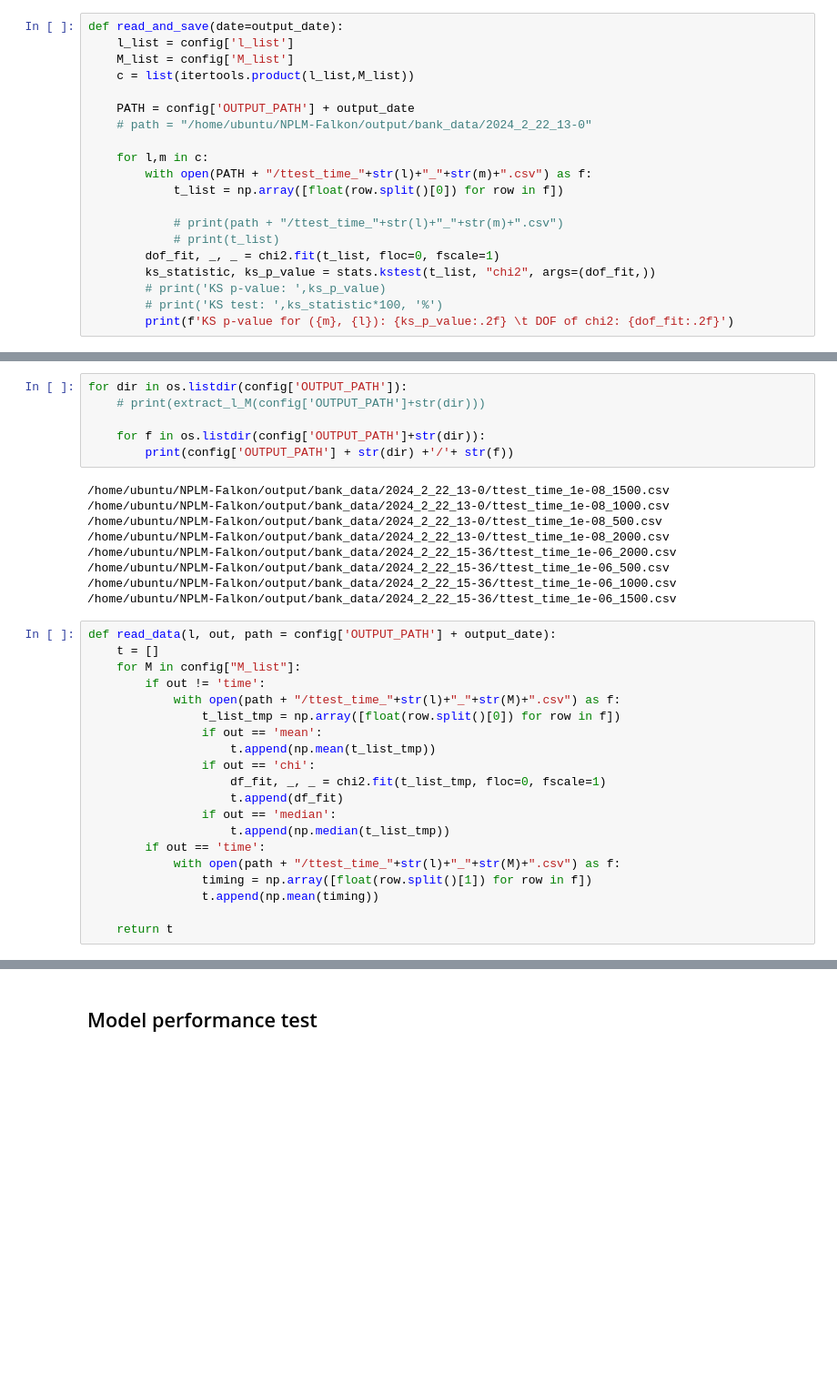
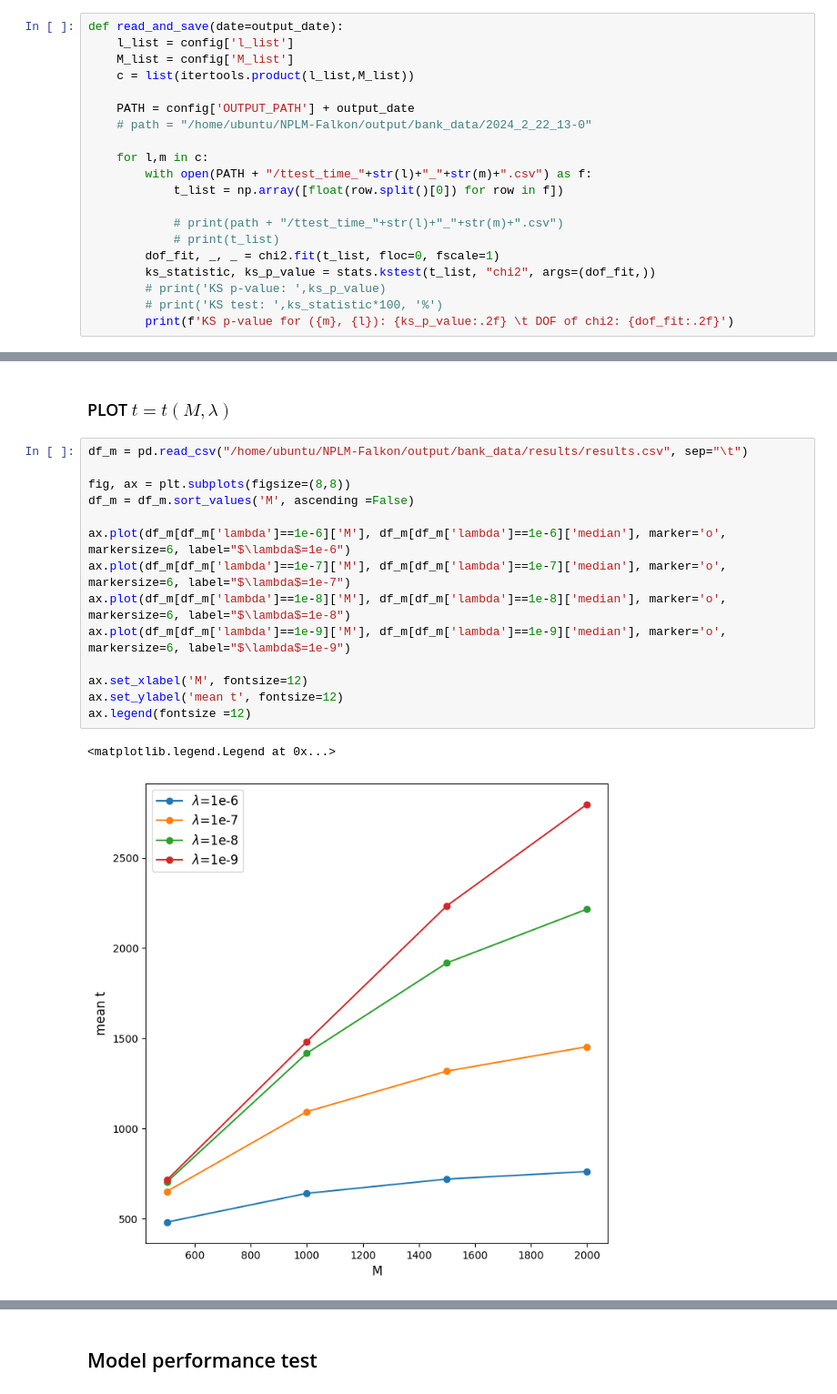
Before and after one commit to PietroCappelli/NPLM-Falkon, a Jupyter notebook: creditcard_study/dataset_study.ipynb, the cells around one changed output, grey strips where cells are left out. Shown at 91% size. Cells and saved outputs as stored; diff of their text form; blank space fills up the shorter version.

Commit message:
script and plots

```diff
--- a/creditcard_study/dataset_study.ipynb
+++ b/creditcard_study/dataset_study.ipynb
@@ -471,35 +512,19 @@ KS p-value for (1500, 1e-06): 0.85       DOF of chi2: 716.8
-# %%
-for dir in os.listdir(config['OUTPUT_PATH']):
-    # print(extract_l_M(config['OUTPUT_PATH']+str(dir)))
-
-    for f in os.listdir(config['OUTPUT_PATH']+str(dir)):
-        print(config['OUTPUT_PATH'] + str(dir) +'/'+ str(f))
-# %% [output]
-/home/ubuntu/NPLM-Falkon/output/bank_data/2024_2_22_13-0/ttest_time_1e-08_1500.csv
-/home/ubuntu/NPLM-Falkon/output/bank_data/2024_2_22_13-0/ttest_time_1e-08_1000.csv
-/home/ubuntu/NPLM-Falkon/output/bank_data/2024_2_22_13-0/ttest_time_1e-08_500.csv
-/home/ubuntu/NPLM-Falkon/output/bank_data/2024_2_22_13-0/ttest_time_1e-08_2000.csv
-/home/ubuntu/NPLM-Falkon/output/bank_data/2024_2_22_15-36/ttest_time_1e-06_2000.csv
-/home/ubuntu/NPLM-Falkon/output/bank_data/2024_2_22_15-36/ttest_time_1e-06_500.csv
-/home/ubuntu/NPLM-Falkon/output/bank_data/2024_2_22_15-36/ttest_time_1e-06_1000.csv
-/home/ubuntu/NPLM-Falkon/output/bank_data/2024_2_22_15-36/ttest_time_1e-06_1500.csv
-# %%
-def read_data(l, out, path = config['OUTPUT_PATH'] + output_date):
-    t = []
-    for M in config["M_list"]:
-        if out != 'time':
-            with open(path + "/ttest_time_"+str(l)+"_"+str(M)+".csv") as f:
-                t_list_tmp = np.array([float(row.split()[0]) for row in f])
-                if out == 'mean':
-                    t.append(np.mean(t_list_tmp))
-                if out == 'chi':
-                    df_fit, _, _ = chi2.fit(t_list_tmp, floc=0, fscale=1)
-                    t.append(df_fit)
-                if out == 'median':
-                    t.append(np.median(t_list_tmp))
-        if out == 'time':
-            with open(path + "/ttest_time_"+str(l)+"_"+str(M)+".csv") as f:
-                timing = np.array([float(row.split()[1]) for row in f])
-                t.append(np.mean(timing))
-
-    return t
+# %% [markdown]
+### PLOT $t = t(M,\lambda)$
+# %%
+df_m = pd.read_csv("/home/ubuntu/NPLM-Falkon/output/bank_data/results/results.csv", sep="\t")
+
+fig, ax = plt.subplots(figsize=(8,8))
+df_m = df_m.sort_values('M', ascending =False)
+
+ax.plot(df_m[df_m['lambda']==1e-6]['M'], df_m[df_m['lambda']==1e-6]['median'], marker='o', markersize=6, label="$\lambda$=1e-6")
+ax.plot(df_m[df_m['lambda']==1e-7]['M'], df_m[df_m['lambda']==1e-7]['median'], marker='o', markersize=6, label="$\lambda$=1e-7")
+ax.plot(df_m[df_m['lambda']==1e-8]['M'], df_m[df_m['lambda']==1e-8]['median'], marker='o', markersize=6, label="$\lambda$=1e-8")
+ax.plot(df_m[df_m['lambda']==1e-9]['M'], df_m[df_m['lambda']==1e-9]['median'], marker='o', markersize=6, label="$\lambda$=1e-9")
+
+ax.set_xlabel('M', fontsize=12)
+ax.set_ylabel('mean t', fontsize=12)
+ax.legend(fontsize =12)
+# %% [output]
+<matplotlib.legend.Legend at 0x...>
+[figure, added]
```
Also changed, not shown: parts of 10 cells of this notebook, 2 other files.
